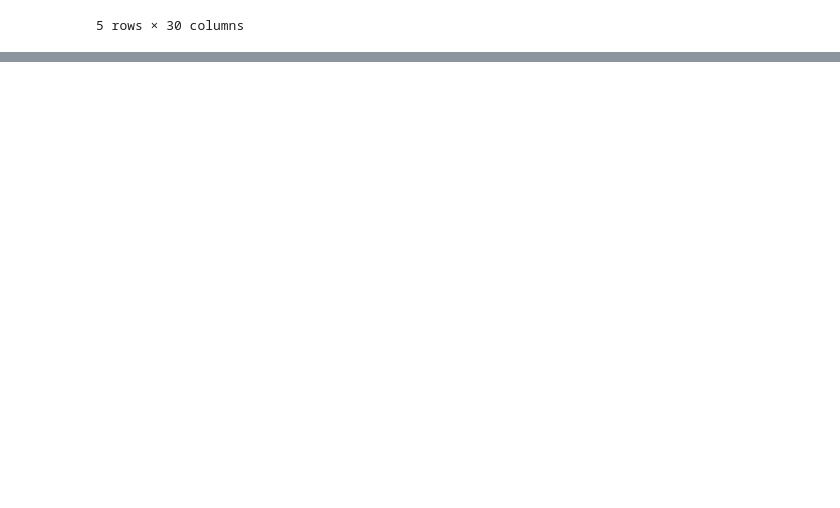
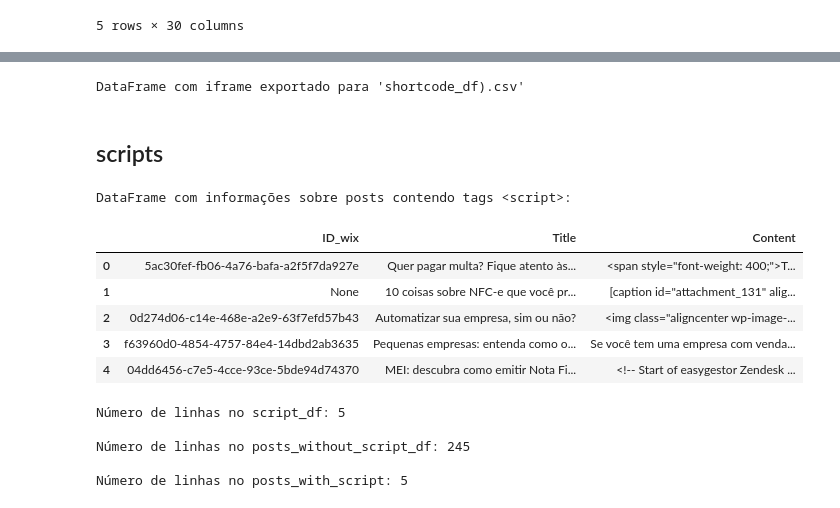
Before and after one commit to cayoc9/wordpress_to_wix-migrator, a Jupyter notebook: main.ipynb, the cells around one changed output, grey strips where cells are left out. Cells and saved outputs as stored; diff of their text form; code cells hidden in the pictures; blank space fills up the shorter version.

```diff
--- a/main.ipynb
+++ b/main.ipynb
@@ -374,0 +486,54 @@ LINE 1: SELECT * FROM "my_table" LIMIT 5
+# %%
+posts_with_shortcode.to_csv('posts_wordpress(shortcode).csv', index=False)
+print("DataFrame com iframe exportado para 'posts_wordpress(shortcode).csv'")
+shortcode_df.to_csv('shortcode_df.csv', index=False)
+print("DataFrame com iframe exportado para 'shortcode_df).csv'")
+# %% [output]
+DataFrame com iframe exportado para 'shortcode_df).csv'
+# %% [markdown]
+## scripts
+# %%
+# Filter posts that contain <script> tags in the 'Content' column
+posts_with_script = df3[df3['Content'].str.contains('<script', na=False)].copy()
+
+# Get the indices of posts with scripts
+indices_with_script = posts_with_script.index
+
+# Filter df3 to exclude these indices
+posts_without_script_df = df3.drop(indices_with_script)
+
+# Create an empty list to store the extracted data for scripts (optional, depending on what needs to be extracted from scripts)
+# For now, we'll just identify the posts, but you could extend this to extract script content or attributes if needed.
+script_data = []
+
+# Iterate through the filtered posts to identify script presence
+for index, row in posts_with_script.iterrows():
+    script_data.append({
+        'ID_wix': row['ID_wix'],
+        'Title': row['Title'],
+        'Content': row['Content'] # Include the full content for context
+    })
+
+# Create a new DataFrame from the collected data
+script_df = pd.DataFrame(script_data)
+
+
+print("DataFrame com informações sobre posts contendo tags <script>:")
+display(script_df.head())
+print(f"\nNúmero de linhas no script_df: {len(script_df)}")
+
+print(f"\nNúmero de linhas no posts_without_script_df: {len(posts_without_script_df)}")
+print(f"\nNúmero de linhas no posts_with_script: {len(posts_with_script)}")
+# %% [output]
+DataFrame com informações sobre posts contendo tags <script>:
+|  | ID_wix | Title | Content |
+| 0 | 5ac30fef-fb06-4a76-bafa-a2f5f7da927e | Quer pagar multa? Fique atento às... | <span style="font-weight: 400;">T... |
+| 1 | None | 10 coisas sobre NFC-e que você pr... | [caption id="attachment_131" alig... |
+| 2 | 0d274d06-c14e-468e-a2e9-63f7efd57b43 | Automatizar sua empresa, sim ou não? | <img class="aligncenter wp-image-... |
+| 3 | f63960d0-4854-4757-84e4-14dbd2ab3635 | Pequenas empresas: entenda como o... | Se você tem uma empresa com venda... |
+| 4 | 04dd6456-c7e5-4cce-93ce-5bde94d74370 | MEI: descubra como emitir Nota Fi... | <!-- Start of easygestor Zendesk ... |
+Número de linhas no script_df: 5
+
+Número de linhas no posts_without_script_df: 245
+
+Número de linhas no posts_with_script: 5
```
Also changed, not shown: parts of 33 cells of this notebook, 11 other files.
